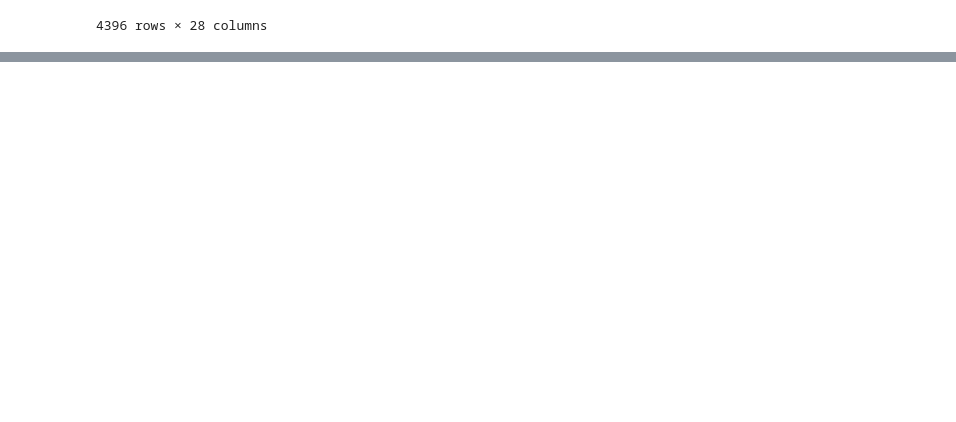
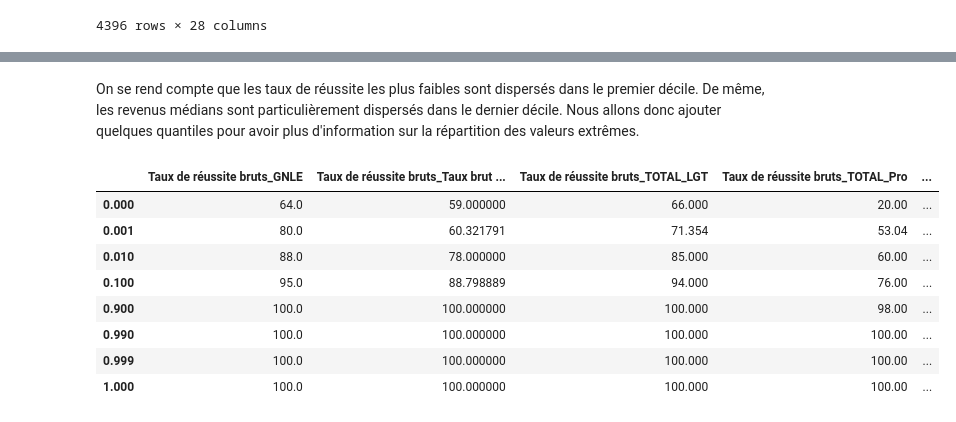
Before and after one commit to Acochepin/Python-2A---AC---JM---RS, a Jupyter notebook: Manipulation bases de données.ipynb, the cells around one changed output, grey strips where cells are left out. Cells and saved outputs as stored; diff of their text form; code cells hidden in the pictures; blank space fills up the shorter version.

```diff
--- a/Manipulation bases de données.ipynb
+++ b/Manipulation bases de données.ipynb
@@ -422,0 +420,16 @@ df.describe()
+# %% [markdown]
+On se rend compte que les taux de réussite les plus faibles sont dispersés dans le premier décile.
+De même, les revenus médians sont particulièrement dispersés dans le dernier décile.
+Nous allons donc ajouter quelques quantiles pour avoir plus d'information sur la répartition des valeurs extrêmes.
+# %%
+df[["Taux de réussite bruts_GNLE","Taux de réussite bruts_Taux brut techno","Taux de réussite bruts_TOTAL_LGT","Taux de réussite bruts_TOTAL_Pro","Médiane (€)_Q219"]].quantile(q = [0, 0.001, 0.01, 0.1, 0.9, 0.99, 0.999,1])
+# %% [output]
+|  | Taux de réussite bruts_GNLE | Taux de réussite bruts_Taux brut ... | Taux de réussite bruts_TOTAL_LGT | Taux de réussite bruts_TOTAL_Pro | ... |
+| 0.000 | 64.0 | 59.000000 | 66.000 | 20.00 | ... |
+| 0.001 | 80.0 | 60.321791 | 71.354 | 53.04 | ... |
+| 0.010 | 88.0 | 78.000000 | 85.000 | 60.00 | ... |
+| 0.100 | 95.0 | 88.798889 | 94.000 | 76.00 | ... |
+| 0.900 | 100.0 | 100.000000 | 100.000 | 98.00 | ... |
+| 0.990 | 100.0 | 100.000000 | 100.000 | 100.00 | ... |
+| 0.999 | 100.0 | 100.000000 | 100.000 | 100.00 | ... |
+| 1.000 | 100.0 | 100.000000 | 100.000 | 100.00 | ... |
```
Also changed, not shown: parts of 9 cells of this notebook.
